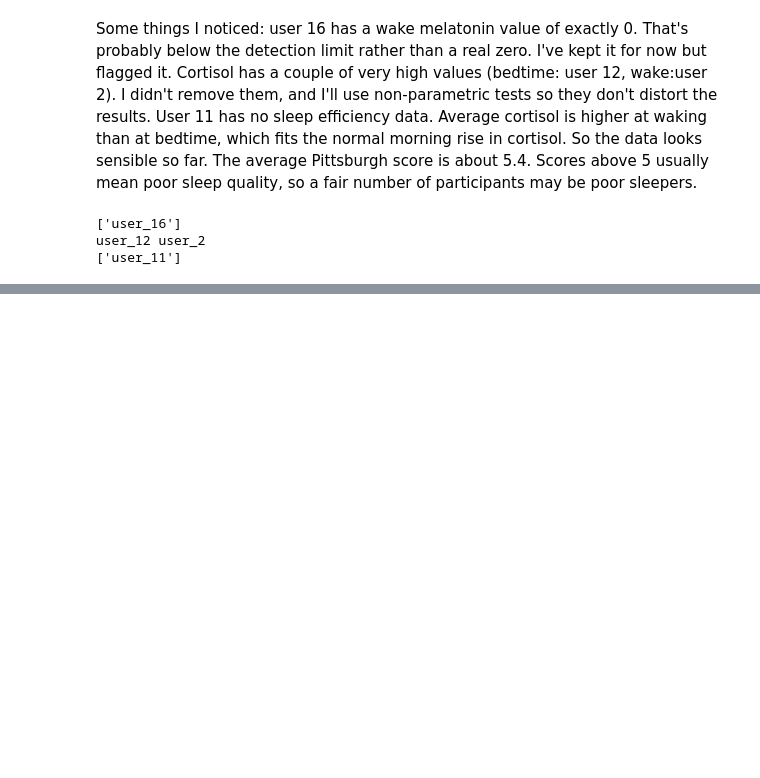
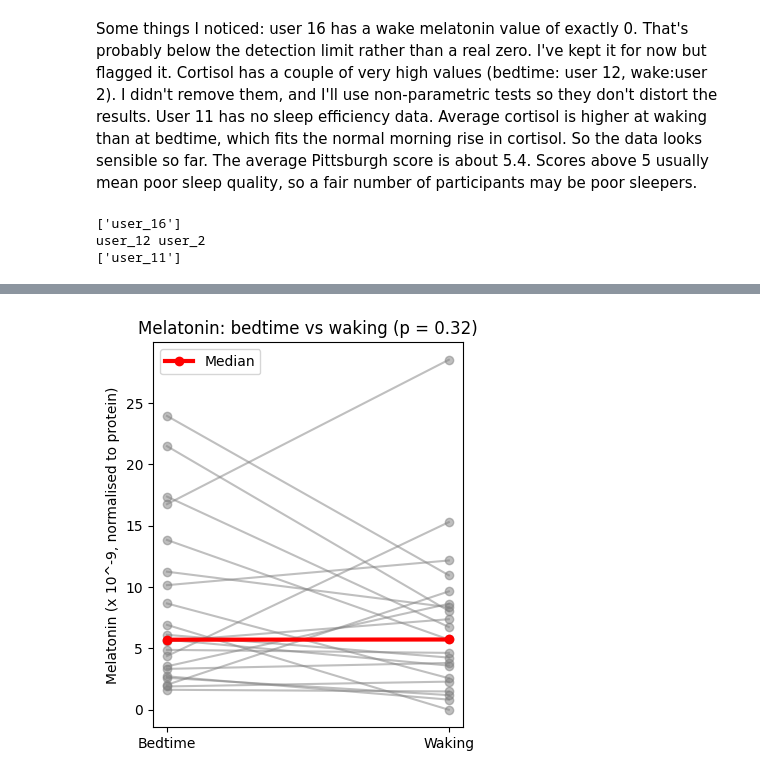
Before and after one commit to alishbakhan21/mmash-sleep-hormones, a Jupyter notebook: 01_load_and_merge.ipynb, the cells around one changed output, grey strips where cells are left out. Saved outputs shown, nothing was run; the diff lists cells and outputs as text; code cells hidden in the pictures; blank space fills up the shorter version.

```diff
--- a/01_load_and_merge.ipynb
+++ b/01_load_and_merge.ipynb
@@ -223,0 +228,8 @@ user_12 user_2
+# %%
+for h in ["mel", "cort"]:
+    bed = data[f"{h}_bed"]
+    wake = data[f"{h}_wake"]
+    stat, p = wilcoxon(bed, wake)
+    print(h, "| median bed:", bed.median(), "| median wake:", wake.median(),
+          "| higher at wake:", (wake > bed).sum(), "of", len(bed),
+          "| p =", round(p, 4))
@@ -223,0 +255,17 @@ user_12 user_2
+# %%
+def paired_plot(h, title, ylabel, scale=1):
+    plt.figure(figsize=(4, 5))
+    bed = data[h + "_bed"] * scale
+    wake = data[h + "_wake"] * scale
+    for i in range(len(data)):
+        plt.plot(["Bedtime", "Waking"], [bed.iloc[i], wake.iloc[i]], color="grey", alpha=0.5, marker="o")
+    plt.plot(["Bedtime", "Waking"], [bed.median(), wake.median()], color="red", linewidth=3, marker="o", label="Median")
+    plt.title(title)
+    plt.ylabel(ylabel)
+    plt.legend()
+    plt.show()
+# %%
+paired_plot("mel", "Melatonin: bedtime vs waking (p = 0.32)",
+            "Melatonin (x 10^-9, normalised to protein)", scale=1e9)
+# %% [output]
+[figure, added]
```
Also changed, not shown: parts of 10 cells of this notebook.
